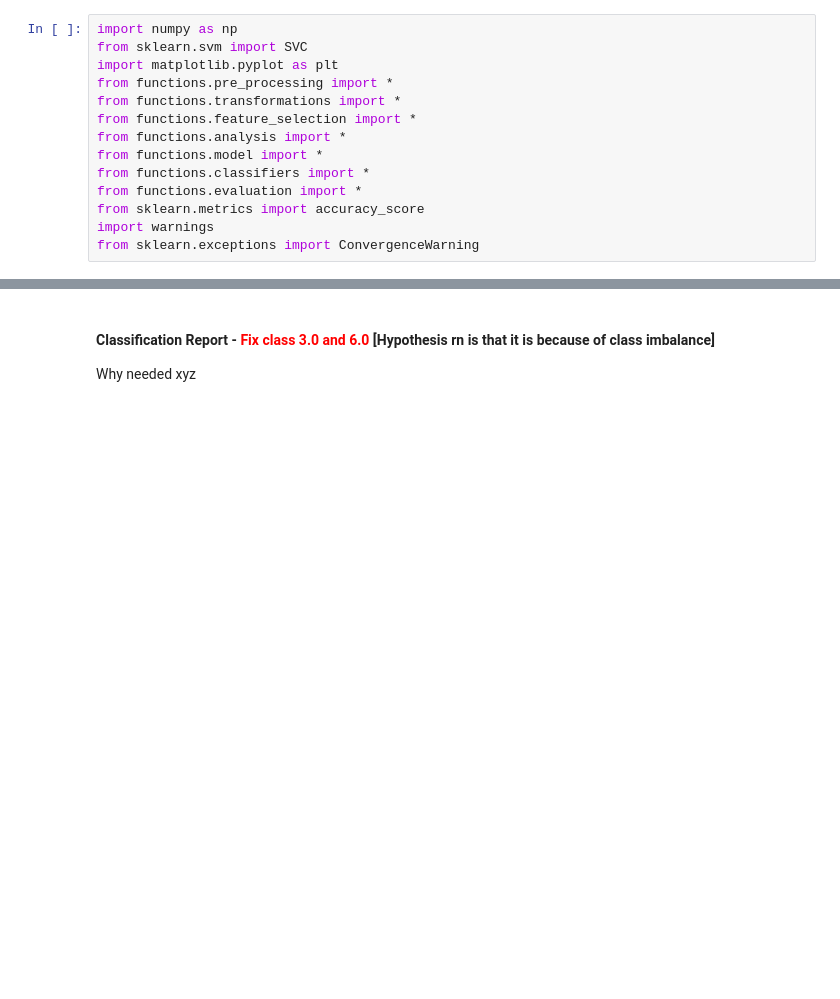
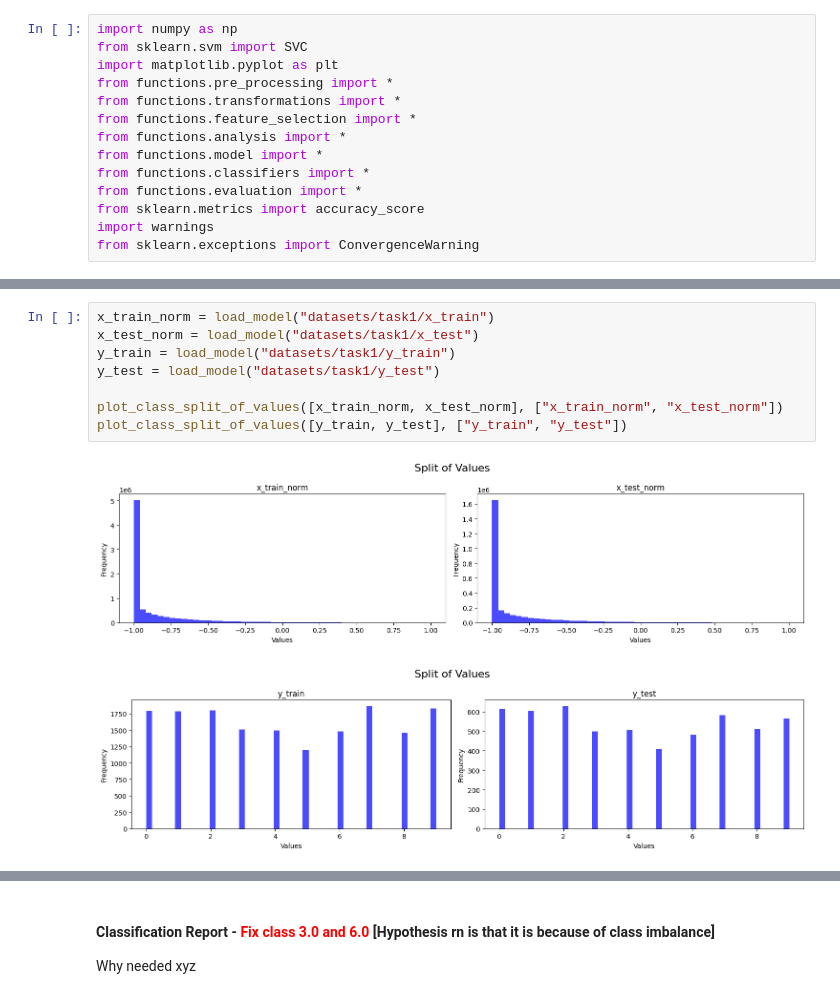
Before and after one commit to aym183/Satellite-Image-Classification, a Jupyter notebook: task2.ipynb, the cells around one changed output, grey strips where cells are left out. Cells and saved outputs as stored; diff of their text form; blank space fills up the shorter version.

Commit message:
Cleaned up task 2 code

```diff
--- a/task2.ipynb
+++ b/task2.ipynb
@@ -82,0 +30,11 @@ models/task2/mlp_results has the new model!
+# %%
+x_train_norm = load_model("datasets/task1/x_train")
+x_test_norm = load_model("datasets/task1/x_test")
+y_train = load_model("datasets/task1/y_train")
+y_test = load_model("datasets/task1/y_test")
+
+plot_class_split_of_values([x_train_norm, x_test_norm], ["x_train_norm", "x_test_norm"])
+plot_class_split_of_values([y_train, y_test], ["y_train", "y_test"])
+# %% [output]
+[figure, added]
+[figure, added]
```
Also changed, not shown: parts of 27 cells of this notebook, 3 other files.
